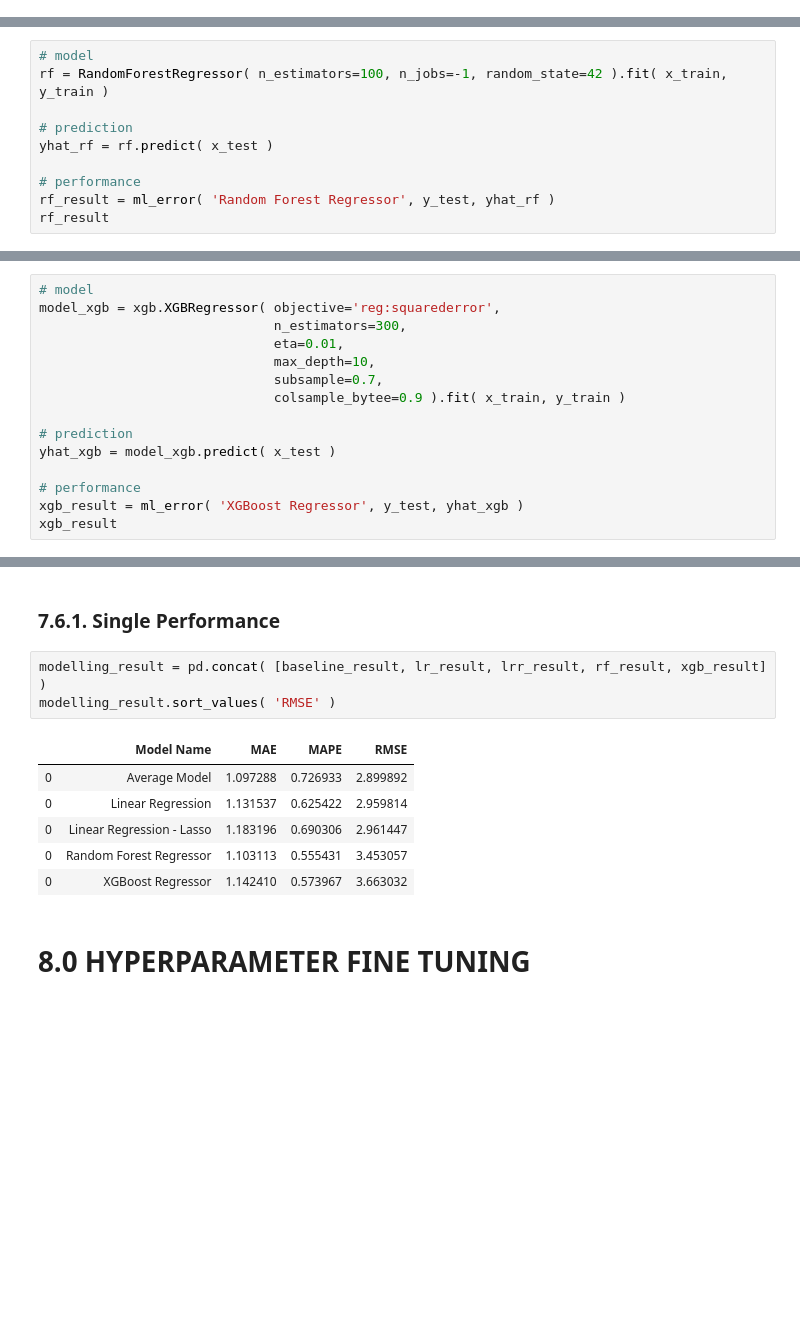
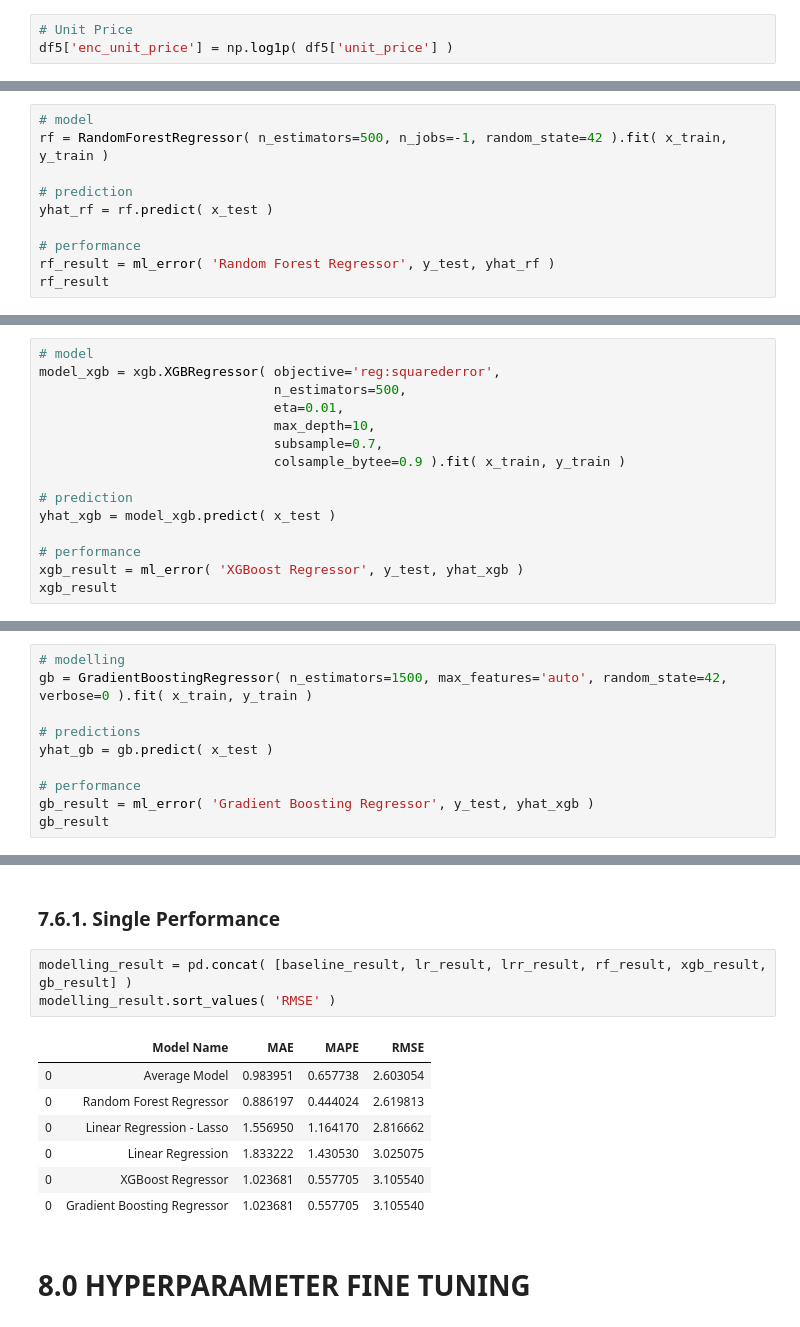
Before and after one commit to Meigarom/Demand-Forecast, a Jupyter notebook: notebooks/Products-Prediction.ipynb, the cells around one changed output, grey strips where cells are left out. Drawn from its saved outputs; the diff is of its cells as text; blank space fills up the shorter version.

Commit message:
implemented business performance

```diff
--- a/notebooks/Products-Prediction.ipynb
+++ b/notebooks/Products-Prediction.ipynb
@@ -287,5 +337,8 @@ df5 = pd.get_dummies( df5, columns=['category'] )
 # %% [markdown]
 ## 5.4. Transformação
+# %%
+# Unit Price
+df5['enc_unit_price'] = np.log1p( df5['unit_price'] )
 # %% [markdown]
 # 6.0. FEATURE SELECTION
 # %%
@@ -414,7 +470,7 @@ lrr_result
 ## 7.4. Random Forest Regressor
 # %%
 # model
-rf = RandomForestRegressor( n_estimators=100, n_jobs=-1, random_state=42 ).fit( x_train, y_train )
+rf = RandomForestRegressor( n_estimators=500, n_jobs=-1, random_state=42 ).fit( x_train, y_train )
 
 # prediction
 yhat_rf = rf.predict( x_test )
@@ -430,7 +488,7 @@ rf_result
 # %%
 # model
 model_xgb = xgb.XGBRegressor( objective='reg:squarederror',
-                              n_estimators=300,
+                              n_estimators=500,
                               eta=0.01,
                               max_depth=10,
                               subsample=0.7,
@@ -447,0 +508,10 @@ xgb_result
+# %%
+# modelling
+gb = GradientBoostingRegressor( n_estimators=1500, max_features='auto', random_state=42, verbose=0 ).fit( x_train, y_train )
+
+# predictions
+yhat_gb = gb.predict( x_test )
+
+# performance
+gb_result = ml_error( 'Gradient Boosting Regressor', y_test, yhat_xgb )
+gb_result
@@ -450,15 +523,16 @@ xgb_result
 # %% [markdown]
 ### 7.6.1. Single Performance
 # %%
-modelling_result = pd.concat( [baseline_result, lr_result, lrr_result, rf_result, xgb_result] )
+modelling_result = pd.concat( [baseline_result, lr_result, lrr_result, rf_result, xgb_result, gb_result] )
 modelling_result.sort_values( 'RMSE' )
 # %% [output]
 |  | Model Name | MAE | MAPE | RMSE |
-| 0 | Average Model | 1.097288 | 0.726933 | 2.899892 |
-| 0 | Linear Regression | 1.131537 | 0.625422 | 2.959814 |
-| 0 | Linear Regression - Lasso | 1.183196 | 0.690306 | 2.961447 |
-| 0 | Random Forest Regressor | 1.103113 | 0.555431 | 3.453057 |
-| 0 | XGBoost Regressor | 1.142410 | 0.573967 | 3.663032 |
+| 0 | Average Model | 0.983951 | 0.657738 | 2.603054 |
+| 0 | Random Forest Regressor | 0.886197 | 0.444024 | 2.619813 |
+| 0 | Linear Regression - Lasso | 1.556950 | 1.164170 | 2.816662 |
+| 0 | Linear Regression | 1.833222 | 1.430530 | 3.025075 |
+| 0 | XGBoost Regressor | 1.023681 | 0.557705 | 3.105540 |
+| 0 | Gradient Boosting Regressor | 1.023681 | 0.557705 | 3.105540 |
 # %% [markdown]
 # 8.0 HYPERPARAMETER FINE TUNING
 # %% [markdown]
```
Also changed, not shown: parts of 29 cells of this notebook.
